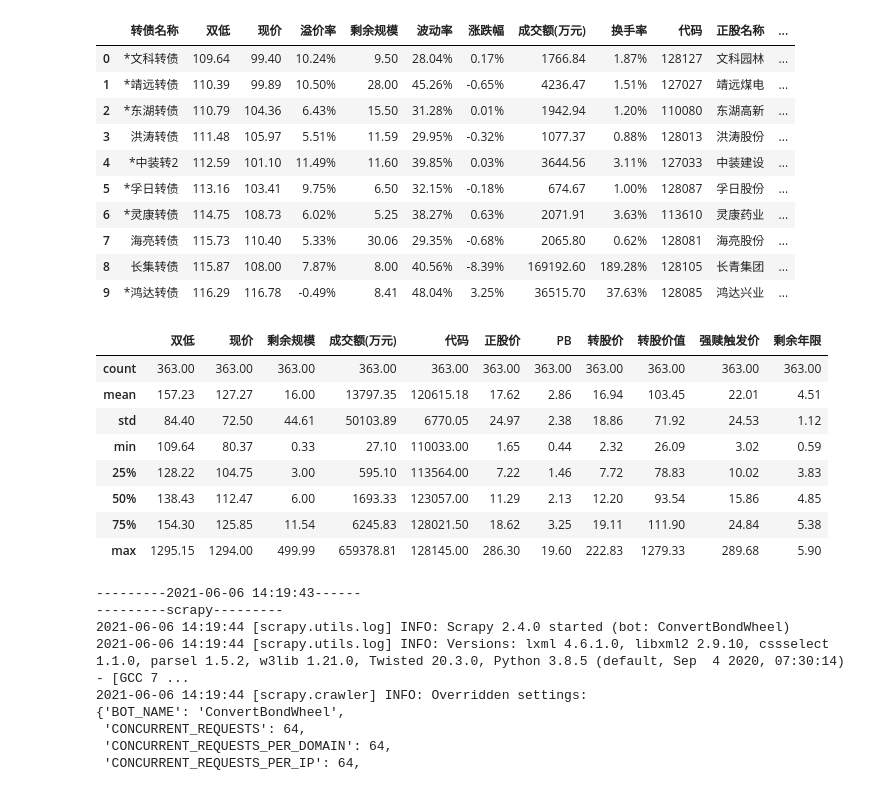
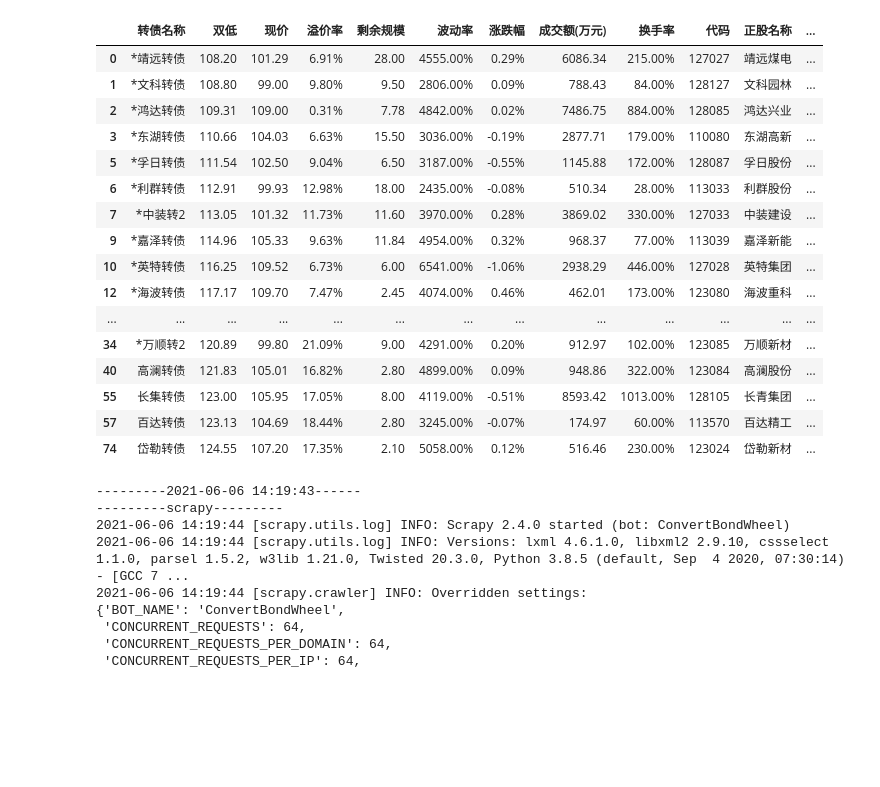
Before and after one commit to cafebabeCoder/ConvertBondWheel, a Jupyter notebook: policy/double_low_enhance/double_low_enhance.ipynb, the cells around one changed output. Saved outputs shown, nothing was run; the diff lists cells and outputs as text; code cells hidden in the pictures; blank space fills up the shorter version.

```diff
--- a/policy/double_low_enhance/double_low_enhance.ipynb
+++ b/policy/double_low_enhance/double_low_enhance.ipynb
@@ -42,38 +40,34 @@ double_low_conf = {
 # %%
 # 读当前可转债数据
 bound = read_data()
 balance = read_balancing()
 
 #轮动策略
-in_bound = periodWheel(bound,double_low_conf)
+in_bound, out_bound = periodWheel(bound,double_low_conf)
 
 # 结果换成中文header & 按列排序
-result = display(bound, balance, in_bound, None, user_zh_columns=double_low_conf['user_zh_columns'])
-result[:10]
+result = to_display(bound, balance, in_bound, out_bound, user_zh_columns=double_low_conf['user_zh_columns'])
+result
 # %% [output]
 |  | 转债名称 | 双低 | 现价 | 溢价率 | 剩余规模 | 波动率 | 涨跌幅 | 成交额(万元) | 换手率 | 代码 | 正股名称 | ... |
-| 0 | *文科转债 | 109.64 | 99.40 | 10.24% | 9.50 | 28.04% | 0.17% | 1766.84 | 1.87% | 128127 | 文科园林 | ... |
-| 1 | *靖远转债 | 110.39 | 99.89 | 10.50% | 28.00 | 45.26% | -0.65% | 4236.47 | 1.51% | 127027 | 靖远煤电 | ... |
-| 2 | *东湖转债 | 110.79 | 104.36 | 6.43% | 15.50 | 31.28% | 0.01% | 1942.94 | 1.20% | 110080 | 东湖高新 | ... |
-| 3 | 洪涛转债 | 111.48 | 105.97 | 5.51% | 11.59 | 29.95% | -0.32% | 1077.37 | 0.88% | 128013 | 洪涛股份 | ... |
-| 4 | *中装转2 | 112.59 | 101.10 | 11.49% | 11.60 | 39.85% | 0.03% | 3644.56 | 3.11% | 127033 | 中装建设 | ... |
-| 5 | *孚日转债 | 113.16 | 103.41 | 9.75% | 6.50 | 32.15% | -0.18% | 674.67 | 1.00% | 128087 | 孚日股份 | ... |
-| 6 | *灵康转债 | 114.75 | 108.73 | 6.02% | 5.25 | 38.27% | 0.63% | 2071.91 | 3.63% | 113610 | 灵康药业 | ... |
-| 7 | 海亮转债 | 115.73 | 110.40 | 5.33% | 30.06 | 29.35% | -0.68% | 2065.80 | 0.62% | 128081 | 海亮股份 | ... |
-| 8 | 长集转债 | 115.87 | 108.00 | 7.87% | 8.00 | 40.56% | -8.39% | 169192.60 | 189.28% | 128105 | 长青集团 | ... |
-| 9 | *鸿达转债 | 116.29 | 116.78 | -0.49% | 8.41 | 48.04% | 3.25% | 36515.70 | 37.63% | 128085 | 鸿达兴业 | ... |
+| 0 | *靖远转债 | 108.20 | 101.29 | 6.91% | 28.00 | 4555.00% | 0.29% | 6086.34 | 215.00% | 127027 | 靖远煤电 | ... |
+| 1 | *文科转债 | 108.80 | 99.00 | 9.80% | 9.50 | 2806.00% | 0.09% | 788.43 | 84.00% | 128127 | 文科园林 | ... |
+| 2 | *鸿达转债 | 109.31 | 109.00 | 0.31% | 7.78 | 4842.00% | 0.02% | 7486.75 | 884.00% | 128085 | 鸿达兴业 | ... |
+| 3 | *东湖转债 | 110.66 | 104.03 | 6.63% | 15.50 | 3036.00% | -0.19% | 2877.71 | 179.00% | 110080 | 东湖高新 | ... |
+| 5 | *孚日转债 | 111.54 | 102.50 | 9.04% | 6.50 | 3187.00% | -0.55% | 1145.88 | 172.00% | 128087 | 孚日股份 | ... |
+| 6 | *利群转债 | 112.91 | 99.93 | 12.98% | 18.00 | 2435.00% | -0.08% | 510.34 | 28.00% | 113033 | 利群股份 | ... |
+| 7 | *中装转2 | 113.05 | 101.32 | 11.73% | 11.60 | 3970.00% | 0.28% | 3869.02 | 330.00% | 127033 | 中装建设 | ... |
+| 9 | *嘉泽转债 | 114.96 | 105.33 | 9.63% | 11.84 | 4954.00% | 0.32% | 968.37 | 77.00% | 113039 | 嘉泽新能 | ... |
+| 10 | *英特转债 | 116.25 | 109.52 | 6.73% | 6.00 | 6541.00% | -1.06% | 2938.29 | 446.00% | 127028 | 英特集团 | ... |
+| 12 | *海波转债 | 117.17 | 109.70 | 7.47% | 2.45 | 4074.00% | 0.46% | 462.01 | 173.00% | 123080 | 海波重科 | ... |
+| ... | ... | ... | ... | ... | ... | ... | ... | ... | ... | ... | ... | ... |
+| 34 | *万顺转2 | 120.89 | 99.80 | 21.09% | 9.00 | 4291.00% | 0.20% | 912.97 | 102.00% | 123085 | 万顺新材 | ... |
+| 40 | 高澜转债 | 121.83 | 105.01 | 16.82% | 2.80 | 4899.00% | 0.09% | 948.86 | 322.00% | 123084 | 高澜股份 | ... |
+| 55 | 长集转债 | 123.00 | 105.95 | 17.05% | 8.00 | 4119.00% | -0.51% | 8593.42 | 1013.00% | 128105 | 长青集团 | ... |
+| 57 | 百达转债 | 123.13 | 104.69 | 18.44% | 2.80 | 3245.00% | -0.07% | 174.97 | 60.00% | 113570 | 百达精工 | ... |
+| 74 | 岱勒转债 | 124.55 | 107.20 | 17.35% | 2.10 | 5058.00% | 0.12% | 516.46 | 230.00% | 123024 | 岱勒新材 | ... |
 # %%
 result.describe()
-# %% [output]
-|  | 双低 | 现价 | 剩余规模 | 成交额(万元) | 代码 | 正股价 | PB | 转股价 | 转股价值 | 强赎触发价 | 剩余年限 |
-| count | 363.00 | 363.00 | 363.00 | 363.00 | 363.00 | 363.00 | 363.00 | 363.00 | 363.00 | 363.00 | 363.00 |
-| mean | 157.23 | 127.27 | 16.00 | 13797.35 | 120615.18 | 17.62 | 2.86 | 16.94 | 103.45 | 22.01 | 4.51 |
-| std | 84.40 | 72.50 | 44.61 | 50103.89 | 6770.05 | 24.97 | 2.38 | 18.86 | 71.92 | 24.53 | 1.12 |
-| min | 109.64 | 80.37 | 0.33 | 27.10 | 110033.00 | 1.65 | 0.44 | 2.32 | 26.09 | 3.02 | 0.59 |
-| 25% | 128.22 | 104.75 | 3.00 | 595.10 | 113564.00 | 7.22 | 1.46 | 7.72 | 78.83 | 10.02 | 3.83 |
-| 50% | 138.43 | 112.47 | 6.00 | 1693.33 | 123057.00 | 11.29 | 2.13 | 12.20 | 93.54 | 15.86 | 4.85 |
-| 75% | 154.30 | 125.85 | 11.54 | 6245.83 | 128021.50 | 18.62 | 3.25 | 19.11 | 111.90 | 24.84 | 5.38 |
-| max | 1295.15 | 1294.00 | 499.99 | 659378.81 | 128145.00 | 286.30 | 19.60 | 222.83 | 1279.33 | 289.68 | 5.90 |
 # %%
 ! sh /root/workSpace/investProject/ConvertBondWheel/policy/double_low_enhance/run_alarm.sh
 # %% [output]
```
Also changed, not shown: parts of 1 cell of this notebook, 3 other files.
